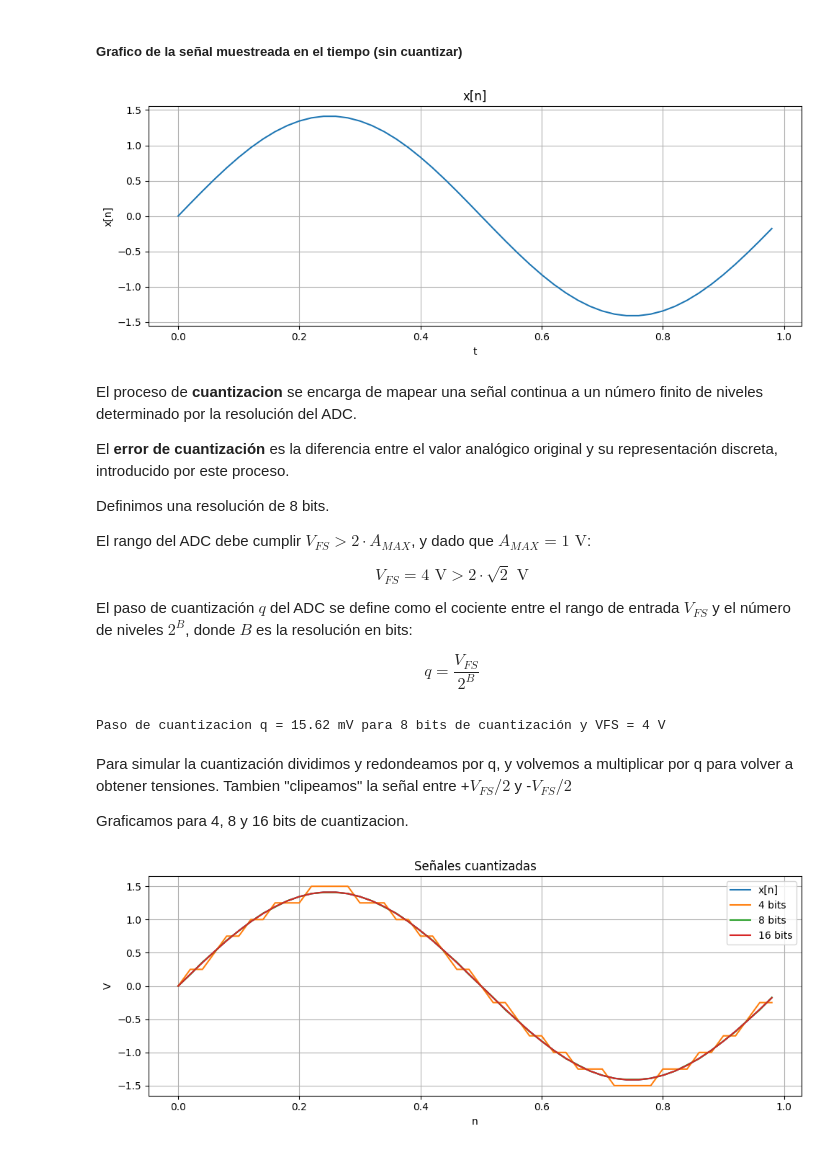
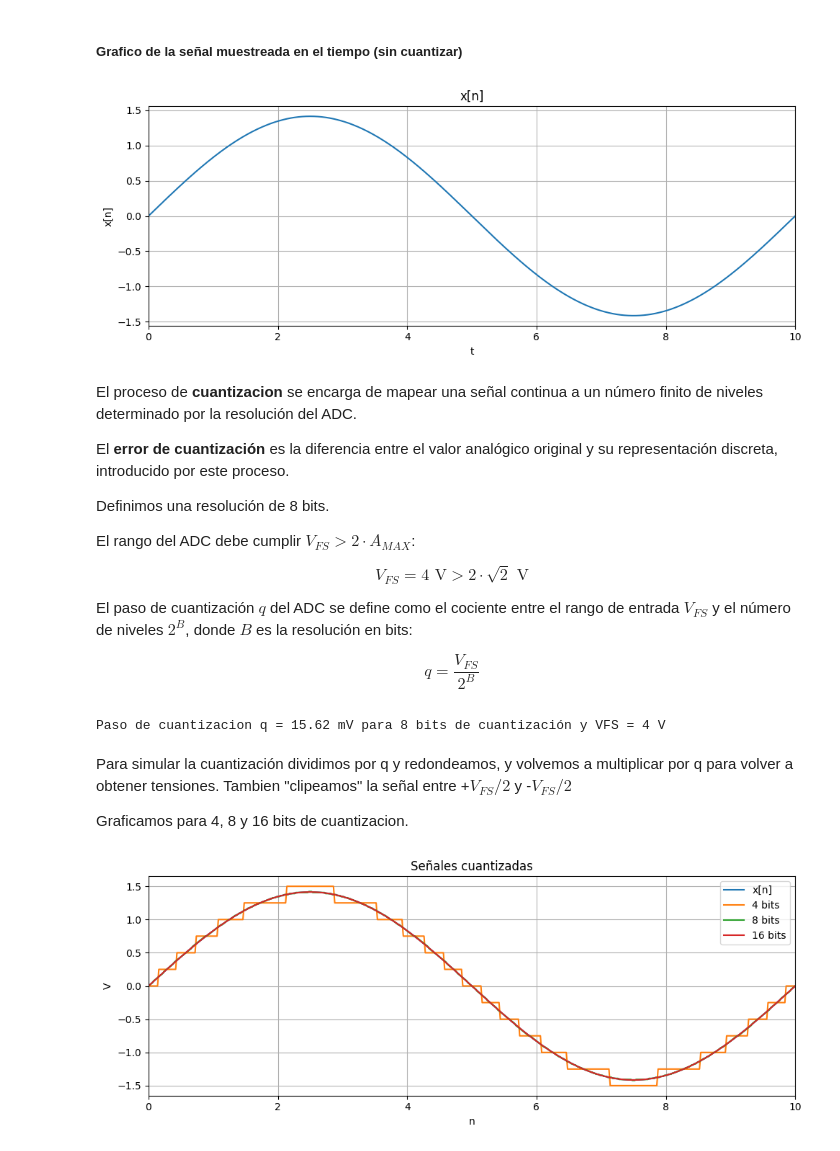
Before and after one commit to tomzuran/PDS2026, a Jupyter notebook: cuantizacion.ipynb, the cells around one changed output. Cells and saved outputs as stored; diff of their text form; code cells hidden in the pictures.

```diff
--- a/cuantizacion.ipynb
+++ b/cuantizacion.ipynb
@@ -6,11 +9,13 @@ import matplotlib.pyplot as plt
 # %% [markdown]
 Vamos a simular el proceso de cuantización de una señal. Traemos el generador de senoidal ruidosa de la TS1 para generar nuestra señal muestreada de entrada:
 # %%
+rng = np.random.default_rng()
+
 def pds_awgn(N, fs, potencia_W):
     tt = np.arange(start = 0, step = 1/fs, stop = N*(1/fs))
     desvio_std = np.sqrt(potencia_W)
     media = 0
-    xx = np.random.normal(loc=media, scale=desvio_std, size=N)
+    xx = rng.normal(loc=media, scale=desvio_std, size=N)
     return xx, tt
 
 def pds_sen_ruidosa(nn = 1000, fs = 1000, freq = 1, Amax = np.sqrt(2), dc = 0, phase = 0, SNR_db = "inf"):
@@ -27,24 +32,27 @@ def pds_sen_ruidosa(nn = 1000, fs = 1000, freq = 1, Amax = np.sqrt(2), dc = 0, p
 
     return xx, tt
 
-N = 50
-fs = 50
-f0 = 1
-xx, tt = pds_sen_ruidosa(nn = N, fs = fs, freq = f0, Amax = np.sqrt(2), dc = 0, phase = 0, SNR_db = "inf")
+def pds_obtener_potencia(x):
+    return np.mean(x**2)
 # %% [markdown]
 ##### Grafico de la señal muestreada en el tiempo (sin cuantizar)
 # %%
+N = 5000
+fs = 50
+f0 = 10 * (fs/N)
+xx, tt = pds_sen_ruidosa(nn = N, fs = fs, freq = f0, Amax = np.sqrt(2), dc = 0, phase = 0, SNR_db = "inf")
+
 figure, axs = plt.subplots(1, 1, figsize=(10, 4))
 axs.plot(tt, xx)
 axs.set_xlabel('t')
 axs.set_ylabel('x[n]')
 axs.grid(True)
 axs.set_title("x[n]")
-#axs.set_xlim(0, 2)
+axs.set_xlim(0, 1/f0)
 plt.tight_layout()
 plt.show()
 # %% [output]
-[figure, old version]
+[figure, new version]
 # %% [markdown]
 El proceso de **cuantizacion** se encarga de mapear una señal continua a un número finito de niveles determinado por la resolución del ADC.
 
@@ -52,7 +60,7 @@ El **error de cuantización** es la diferencia entre el valor analógico origina
 
 Definimos una resolución de 8 bits.
 
-El rango del ADC debe cumplir $V_{FS} > 2 \cdot A_{MAX}$, y dado que $A_{MAX} = 1 \text{ V}$:
+El rango del ADC debe cumplir $V_{FS} > 2 \cdot A_{MAX}$:
 
 $$V_{FS} = 4 \text{ V} > 2\cdot\sqrt{2}\text{ V}$$
 
@@ -70,38 +78,38 @@ print(f"Paso de cuantizacion q = {q * 1000:.2f} mV para 8 bits de cuantización
 # %% [output]
 Paso de cuantizacion q = 15.62 mV para 8 bits de cuantización y VFS = 4 V
 # %% [markdown]
-Para simular la cuantización dividimos y redondeamos por q, y volvemos a multiplicar por q para volver a obtener tensiones. Tambien "clipeamos" la señal entre +$V_{FS} / 2$ y -$V_{FS} / 2$
+Para simular la cuantización dividimos por q y redondeamos, y volvemos a multiplicar por q para volver a obtener tensiones. Tambien "clipeamos" la señal entre +$V_{FS} / 2$ y -$V_{FS} / 2$
 
 Graficamos para 4, 8 y 16 bits de cuantizacion.
 # %%
 def pds_cuantizacion(xx, vfs, bits):
     xx_cuantizado = np.clip(xx, -vfs/2, vfs/2)
     q = vfs / (2 ** bits)
     xx_cuantizado = np.round(xx_cuantizado / q) * q
     return xx_cuantizado
 
 xx_q1 = pds_cuantizacion(xx, VFS, 4)
 xx_q2 = pds_cuantizacion(xx, VFS, 8)
 xx_q3 = pds_cuantizacion(xx, VFS, 16)
 
 
 figure, axs = plt.subplots(1, 1, figsize=(10, 4))
 
 axs.plot(tt, xx, label = "x[n]")
 axs.plot(tt, xx_q1, label = "4 bits")
 axs.plot(tt, xx_q2, label = "8 bits")
 axs.plot(tt, xx_q3, label = "16 bits")
 
 axs.set_xlabel('n')
 axs.set_ylabel('V')
-#axs.set_xlim(0, (fs/f0) * 2)
+axs.set_xlim(0, 1/f0)
 axs.legend()
 axs.grid(True)
 axs.set_title("Señales cuantizadas")
 plt.tight_layout()
 plt.show()
 # %% [output]
-[figure, old version]
+[figure, new version]
 # %% [markdown]
 A simple vista podemos vemos que para la señal original, 8 y 12 bits no notamos diferencias. Para 4 bits hay una diferencia notoria entre la señal original y la cuantizada.
 
```
Also changed, not shown: parts of 43 cells of this notebook.
